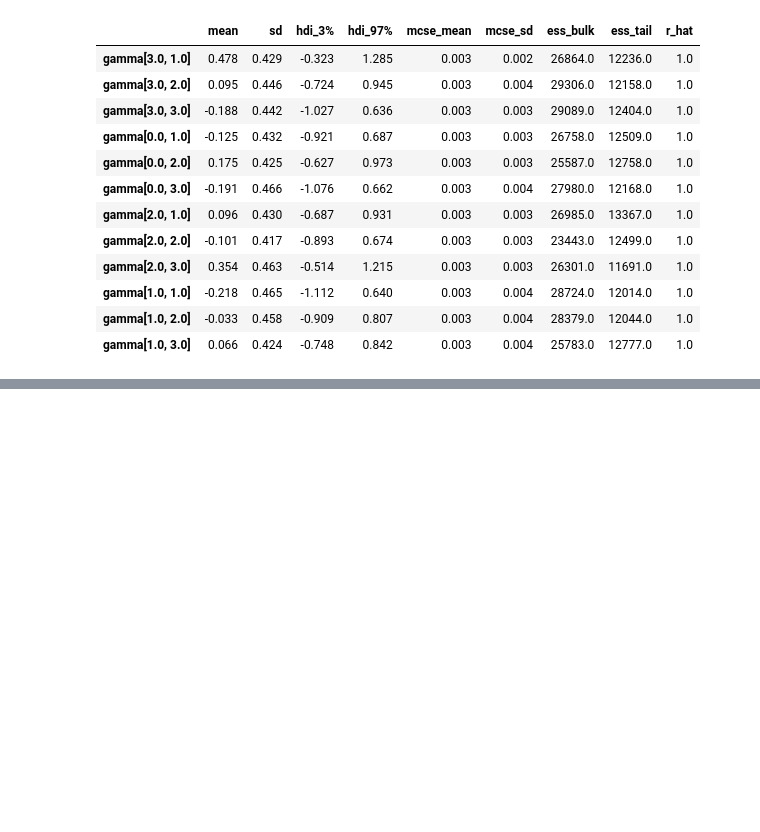
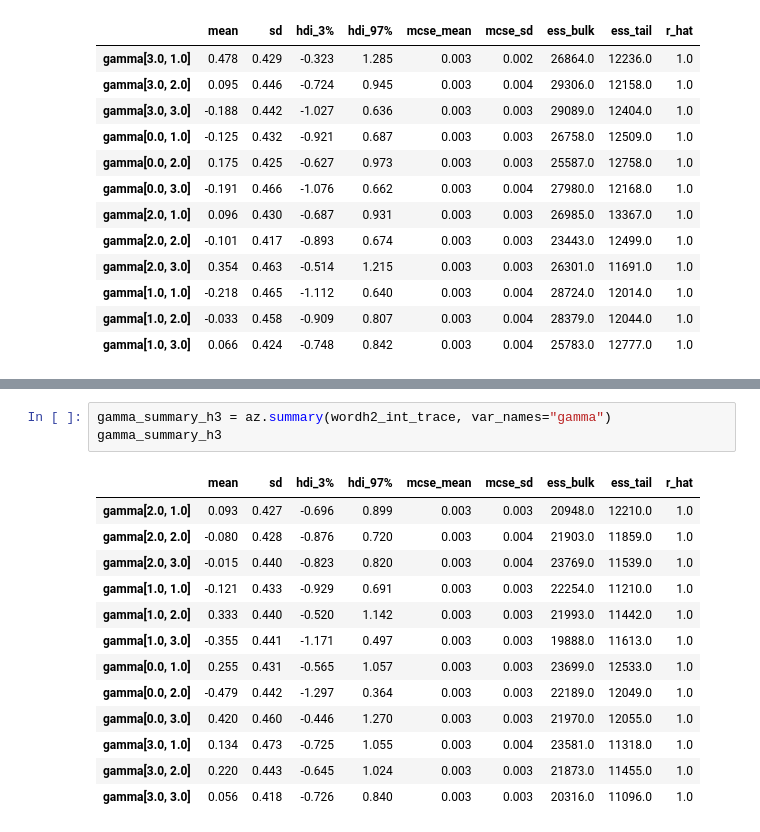
Before and after one commit to TheJarmanitor/msc_thesis, a Jupyter notebook: data_analysis.ipynb, the cells around one changed output, grey strips where cells are left out. Drawn from its saved outputs; the diff is of its cells as text; blank space fills up the shorter version.

```diff
--- a/data_analysis.ipynb
+++ b/data_analysis.ipynb
@@ -338,0 +552,17 @@ gamma_summary_h3
+# %%
+gamma_summary_h3 = az.summary(wordh2_int_trace, var_names="gamma")
+gamma_summary_h3
+# %% [output]
+|  | mean | sd | hdi_3% | hdi_97% | mcse_mean | mcse_sd | ess_bulk | ess_tail | r_hat |
+| gamma[2.0, 1.0] | 0.093 | 0.427 | -0.696 | 0.899 | 0.003 | 0.003 | 20948.0 | 12210.0 | 1.0 |
+| gamma[2.0, 2.0] | -0.080 | 0.428 | -0.876 | 0.720 | 0.003 | 0.004 | 21903.0 | 11859.0 | 1.0 |
+| gamma[2.0, 3.0] | -0.015 | 0.440 | -0.823 | 0.820 | 0.003 | 0.004 | 23769.0 | 11539.0 | 1.0 |
+| gamma[1.0, 1.0] | -0.121 | 0.433 | -0.929 | 0.691 | 0.003 | 0.003 | 22254.0 | 11210.0 | 1.0 |
+| gamma[1.0, 2.0] | 0.333 | 0.440 | -0.520 | 1.142 | 0.003 | 0.003 | 21993.0 | 11442.0 | 1.0 |
+| gamma[1.0, 3.0] | -0.355 | 0.441 | -1.171 | 0.497 | 0.003 | 0.003 | 19888.0 | 11613.0 | 1.0 |
+| gamma[0.0, 1.0] | 0.255 | 0.431 | -0.565 | 1.057 | 0.003 | 0.003 | 23699.0 | 12533.0 | 1.0 |
+| gamma[0.0, 2.0] | -0.479 | 0.442 | -1.297 | 0.364 | 0.003 | 0.003 | 22189.0 | 12049.0 | 1.0 |
+| gamma[0.0, 3.0] | 0.420 | 0.460 | -0.446 | 1.270 | 0.003 | 0.003 | 21970.0 | 12055.0 | 1.0 |
+| gamma[3.0, 1.0] | 0.134 | 0.473 | -0.725 | 1.055 | 0.003 | 0.004 | 23581.0 | 11318.0 | 1.0 |
+| gamma[3.0, 2.0] | 0.220 | 0.443 | -0.645 | 1.024 | 0.003 | 0.003 | 21873.0 | 11455.0 | 1.0 |
+| gamma[3.0, 3.0] | 0.056 | 0.418 | -0.726 | 0.840 | 0.003 | 0.003 | 20316.0 | 11096.0 | 1.0 |
```
Also changed, not shown: parts of 29 cells of this notebook, 1 other file.
